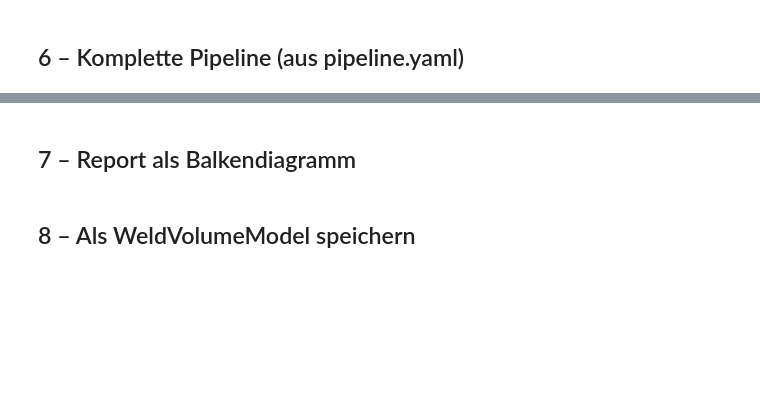
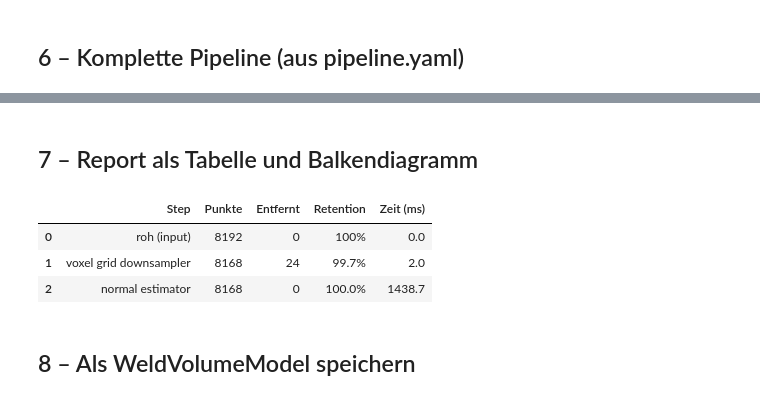
Before and after one commit to CIMTT-Kiel/Schweiss-KI, a Jupyter notebook: notebooks/preprocessing_exploration.ipynb, the cells around one changed output, grey strips where cells are left out. Saved outputs shown, nothing was run; the diff lists cells and outputs as text; code cells hidden in the pictures; blank space fills up the shorter version.

```diff
--- a/notebooks/preprocessing_exploration.ipynb
+++ b/notebooks/preprocessing_exploration.ipynb
@@ -263,42 +241,36 @@ plot_before_after(pcd_raw, pcd_final,
     'Komplette Pipeline: Roh vs. Preprocessed',
     color_before='steelblue', color_after='tomato')
 # %% [markdown]
-## 7 – Report als Balkendiagramm
+## 7 – Report als Tabelle und Balkendiagramm
 # %%
-import plotly.express as px
-import pandas as pd
-
-rows = []
+rows = [{'Step': 'roh (input)', 'Punkte': report.points_in, 'Entfernt': 0,
+         'Retention': '100%', 'Zeit (ms)': 0}]
 for s in report.steps:
     rows.append({
-        'Step': s.step_name.replace('_', ' '),
-        'Punkte danach': s.points_after,
-        'Entfernt': s.points_removed,
-        'Zeit (ms)': round(s.duration_ms, 1),
-        'Retention': f'{s.retention_rate:.1%}',
+        'Step':       s.step_name.replace('_', ' '),
+        'Punkte':     s.points_after,
+        'Entfernt':   s.points_removed,
+        'Retention':  f'{s.retention_rate:.1%}',
+        'Zeit (ms)':  round(s.duration_ms, 1),
     })
-
-# Roh-Eintrag vorne
-rows.insert(0, {
-    'Step': 'roh (input)',
-    'Punkte danach': report.points_in,
-    'Entfernt': 0,
-    'Zeit (ms)': 0,
-    'Retention': '100%',
-})
 
 df = pd.DataFrame(rows)
 display(df)
 
 fig = px.bar(
-    df, x='Step', y='Punkte danach',
+    df, x='Step', y='Punkte',
     title='Punktanzahl nach jedem Preprocessing-Step',
-    color='Punkte danach', color_continuous_scale='Blues',
+    color='Punkte', color_continuous_scale='Blues',
     text='Retention',
 )
 fig.update_traces(textposition='outside')
 fig.update_layout(height=400, showlegend=False)
 fig.show()
+# %% [output]
+|  | Step | Punkte | Entfernt | Retention | Zeit (ms) |
+| 0 | roh (input) | 8192 | 0 | 100% | 0.0 |
+| 1 | voxel grid downsampler | 8168 | 24 | 99.7% | 2.0 |
+| 2 | normal estimator | 8168 | 0 | 100.0% | 1438.7 |
 # %% [markdown]
 ## 8 – Als WeldVolumeModel speichern
 # %%
```
Also changed, not shown: parts of 16 cells of this notebook, 5 other files.
